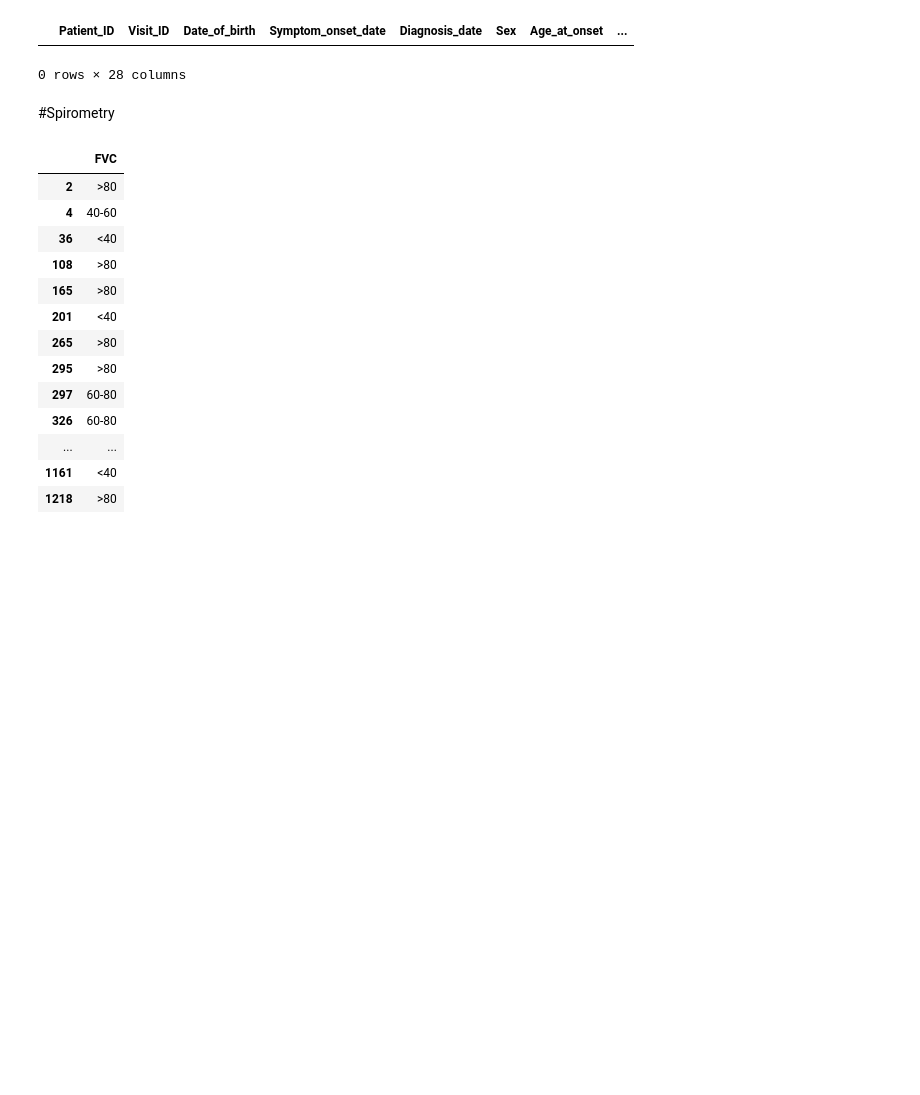
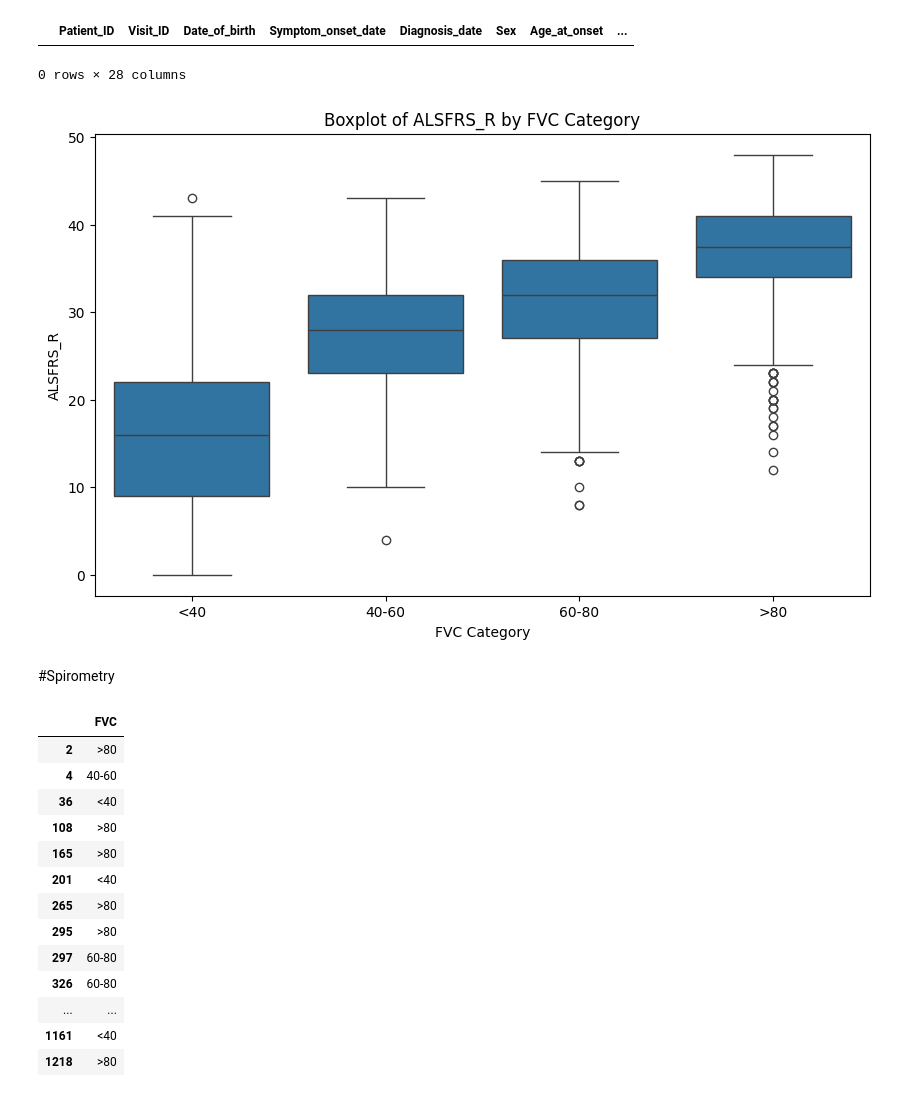
Before and after one commit to FaridRash/Advance-Statistical-Learnin--Semester-3, a Jupyter notebook: Farid/Farid_Null_Values.ipynb, the cells around one changed output. Drawn from its saved outputs; the diff is of its cells as text; code cells hidden in the pictures; blank space fills up the shorter version.

```diff
--- a/Farid/Farid_Null_Values.ipynb
+++ b/Farid/Farid_Null_Values.ipynb
@@ -179,6 +179,15 @@ display(remaining_nd_fvc)
 # %% [output]
 |  | Patient_ID | Visit_ID | Date_of_birth | Symptom_onset_date | Diagnosis_date | Sex | Age_at_onset | ... |
 0 rows × 28 columns
+# %%
+plt.figure(figsize=(10, 6))
+sns.boxplot(data=df, x='FVC', y='ALSFRS_R', order=['<40', '40-60', '60-80', '>80'])
+plt.title('Boxplot of ALSFRS_R by FVC Category')
+plt.xlabel('FVC Category')
+plt.ylabel('ALSFRS_R')
+plt.show()
+# %% [output]
+[figure, added]
 # %% [markdown]
 #Spirometry
 # %%
```
